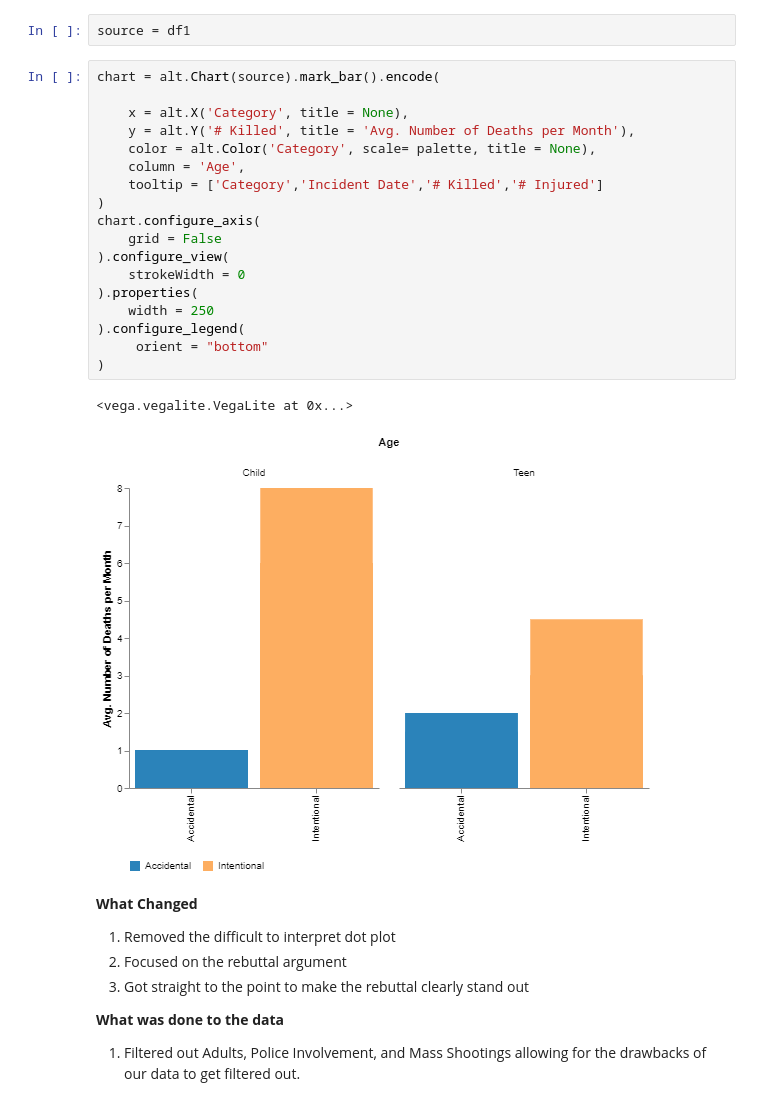
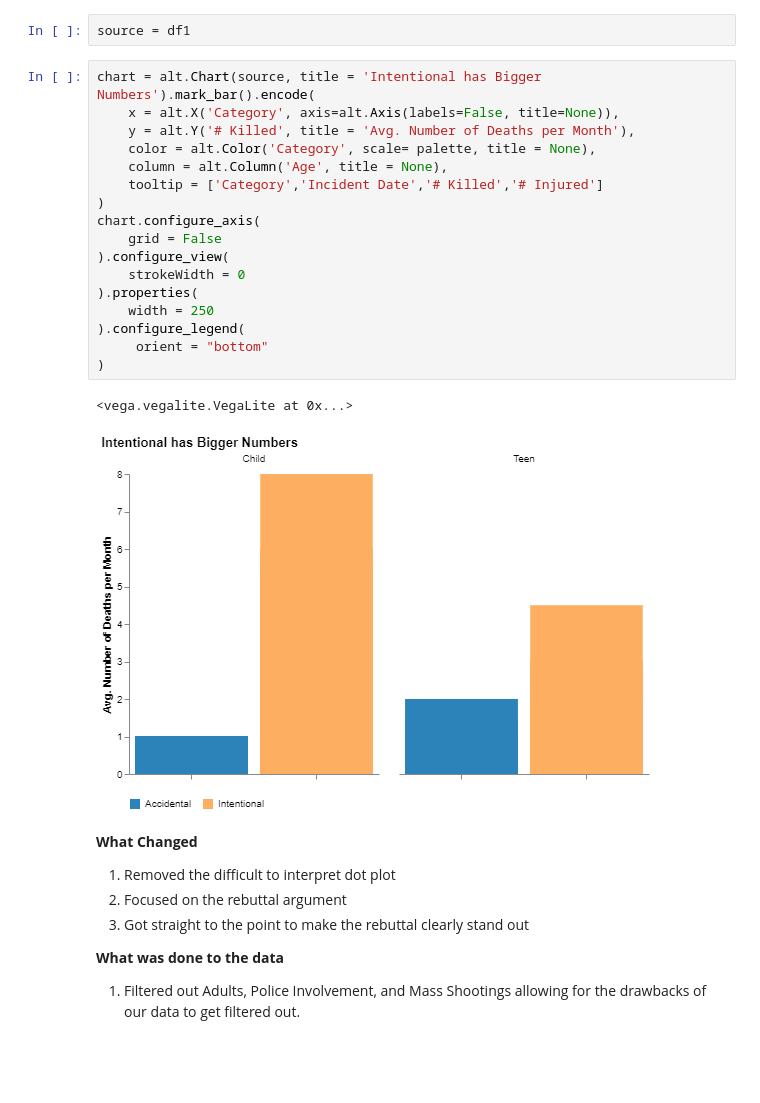
Before and after one commit to kwright76/Gun-Violence-Analysis, a Jupyter notebook: Revised Version.ipynb, the cells around one changed output. Cells and saved outputs as stored; diff of their text form; blank space fills up the shorter version.

```diff
--- a/Revised Version.ipynb
+++ b/Revised Version.ipynb
@@ -118,26 +118,25 @@ df1 = df.groupby(['Category', 'Incident Date', 'Age']).mean().reset_index()
 # %%
 source = df1
 # %%
-chart = alt.Chart(source).mark_bar().encode(
-
-    x = alt.X('Category', title = None),
+chart = alt.Chart(source, title = 'Intentional has Bigger Numbers').mark_bar().encode(
+    x = alt.X('Category', axis=alt.Axis(labels=False, title=None)),
     y = alt.Y('# Killed', title = 'Avg. Number of Deaths per Month'),
     color = alt.Color('Category', scale= palette, title = None),
-    column = 'Age',
+    column = alt.Column('Age', title = None),
     tooltip = ['Category','Incident Date','# Killed','# Injured']
 )
 chart.configure_axis(
     grid = False
 ).configure_view(
     strokeWidth = 0
 ).properties(
     width = 250
 ).configure_legend(
      orient = "bottom"
 )
 # %% [output]
 <vega.vegalite.VegaLite at 0x...>
-[figure, old version]
+[figure, new version]
 # %% [markdown]
 **What Changed**
 1. Removed the difficult to interpret dot plot
```
